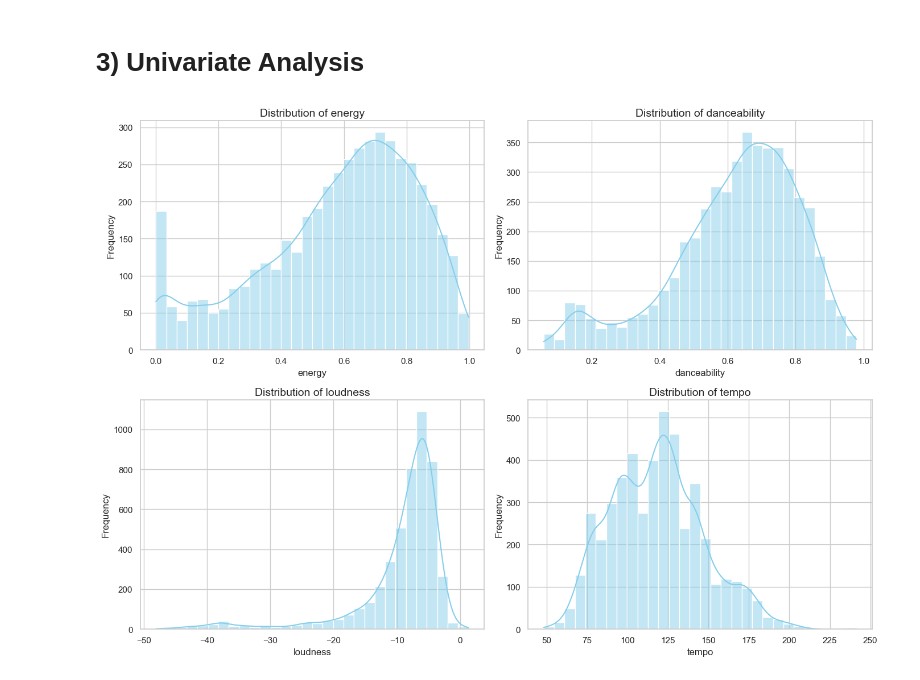
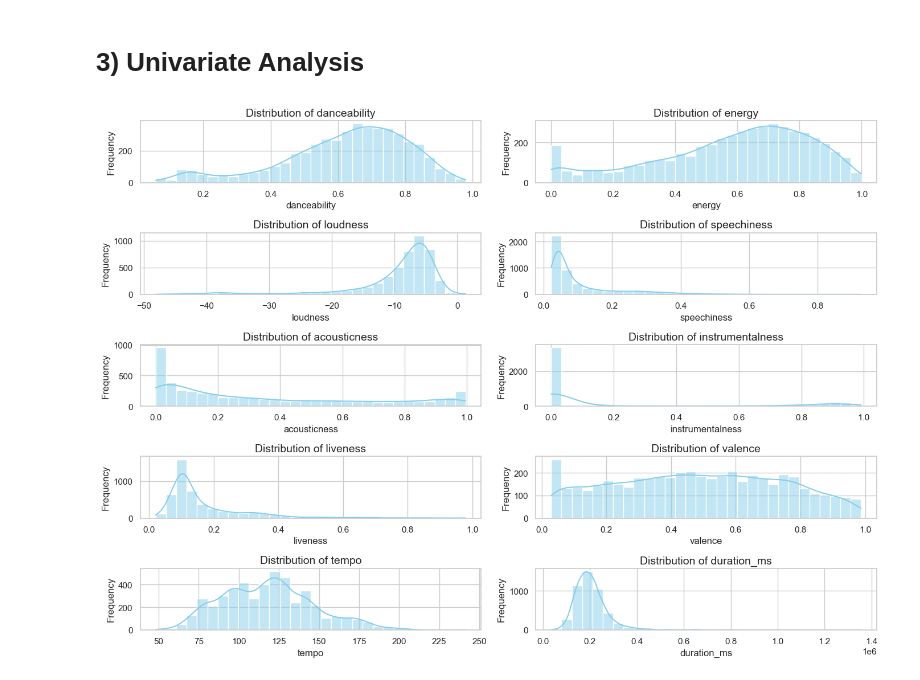
Before and after one commit to LeanderSam/Music-Analysis, a Jupyter notebook: code_files/EDA.ipynb, the cells around one changed output. Saved outputs shown, nothing was run; the diff lists cells and outputs as text; code cells hidden in the pictures.

```diff
--- a/code_files/EDA.ipynb
+++ b/code_files/EDA.ipynb
@@ -151,23 +151,23 @@ Unique playlist genres:
 # %%
 # Set aesthetics for plots
 sns.set_theme(style="whitegrid")
 
 # Define numerical features of interest
-numerical_features = ['energy', 'danceability', 'loudness', 'tempo']
+numerical_features = ['danceability', 'energy', 'loudness', 'speechiness','acousticness', 'instrumentalness', 'liveness', 'valence','tempo', 'duration_ms']
 
 # 1. Plot histograms with KDE
 plt.figure(figsize=(14, 10))
 for i, feature in enumerate(numerical_features, 1):
-    plt.subplot(2, 2, i)
+    plt.subplot(5, 2, i)
     sns.histplot(df[feature], kde=True, bins=30, color='skyblue')
     plt.title(f'Distribution of {feature}', fontsize=14)
     plt.xlabel(feature, fontsize=12)
     plt.ylabel('Frequency', fontsize=12)
 
 plt.tight_layout()
 plt.show()
 # %% [output]
-[figure, old version]
+[figure, new version]
 # %%
 # 2. Bar chart for categorical variable (playlist_genre)
 plt.figure(figsize=(12, 6))
```
Also changed, not shown: parts of 3 cells of this notebook.
